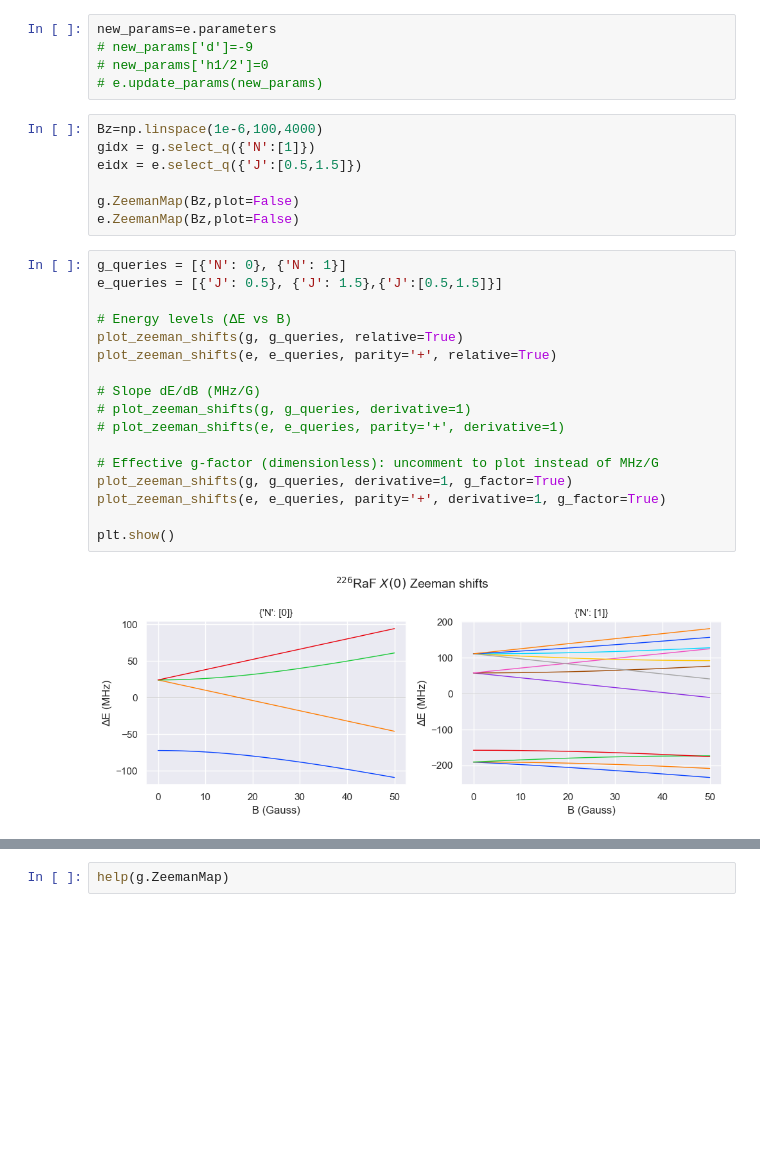
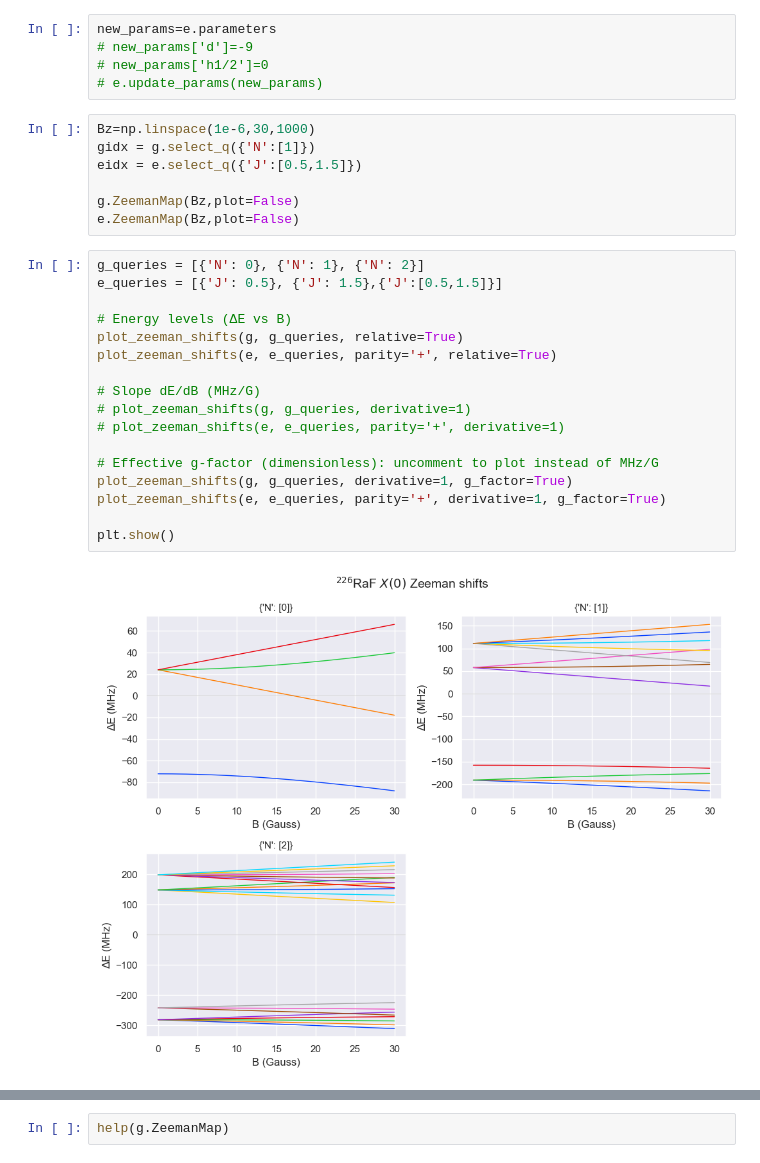
Before and after one commit to arianjad/Molecule-Structure, a Jupyter notebook: Jupyter Notebooks/RaX/RaF X-A.ipynb, the cells around one changed output, grey strips where cells are left out. Saved outputs shown, nothing was run; the diff lists cells and outputs as text; blank space fills up the shorter version.

```diff
--- a/Jupyter Notebooks/RaX/RaF X-A.ipynb
+++ b/Jupyter Notebooks/RaX/RaF X-A.ipynb
@@ -550,28 +550,28 @@ new_params=e.parameters
 # new_params['h1/2']=0
 # e.update_params(new_params)
 # %%
-Bz=np.linspace(1e-6,100,4000)
+Bz=np.linspace(1e-6,30,1000)
 gidx = g.select_q({'N':[1]})
 eidx = e.select_q({'J':[0.5,1.5]})
 
 g.ZeemanMap(Bz,plot=False)
 e.ZeemanMap(Bz,plot=False)
 # %%
-g_queries = [{'N': 0}, {'N': 1}]
+g_queries = [{'N': 0}, {'N': 1}, {'N': 2}]
 e_queries = [{'J': 0.5}, {'J': 1.5},{'J':[0.5,1.5]}]
 
 # Energy levels (ΔE vs B)
 plot_zeeman_shifts(g, g_queries, relative=True)
 plot_zeeman_shifts(e, e_queries, parity='+', relative=True)
 
 # Slope dE/dB (MHz/G)
 # plot_zeeman_shifts(g, g_queries, derivative=1)
 # plot_zeeman_shifts(e, e_queries, parity='+', derivative=1)
 
 # Effective g-factor (dimensionless): uncomment to plot instead of MHz/G
 plot_zeeman_shifts(g, g_queries, derivative=1, g_factor=True)
 plot_zeeman_shifts(e, e_queries, parity='+', derivative=1, g_factor=True)
 
 plt.show()
 # %% [output]
-[figure, old version]
+[figure, new version]
```
Also changed, not shown: parts of 5 cells of this notebook, 6 other files.
